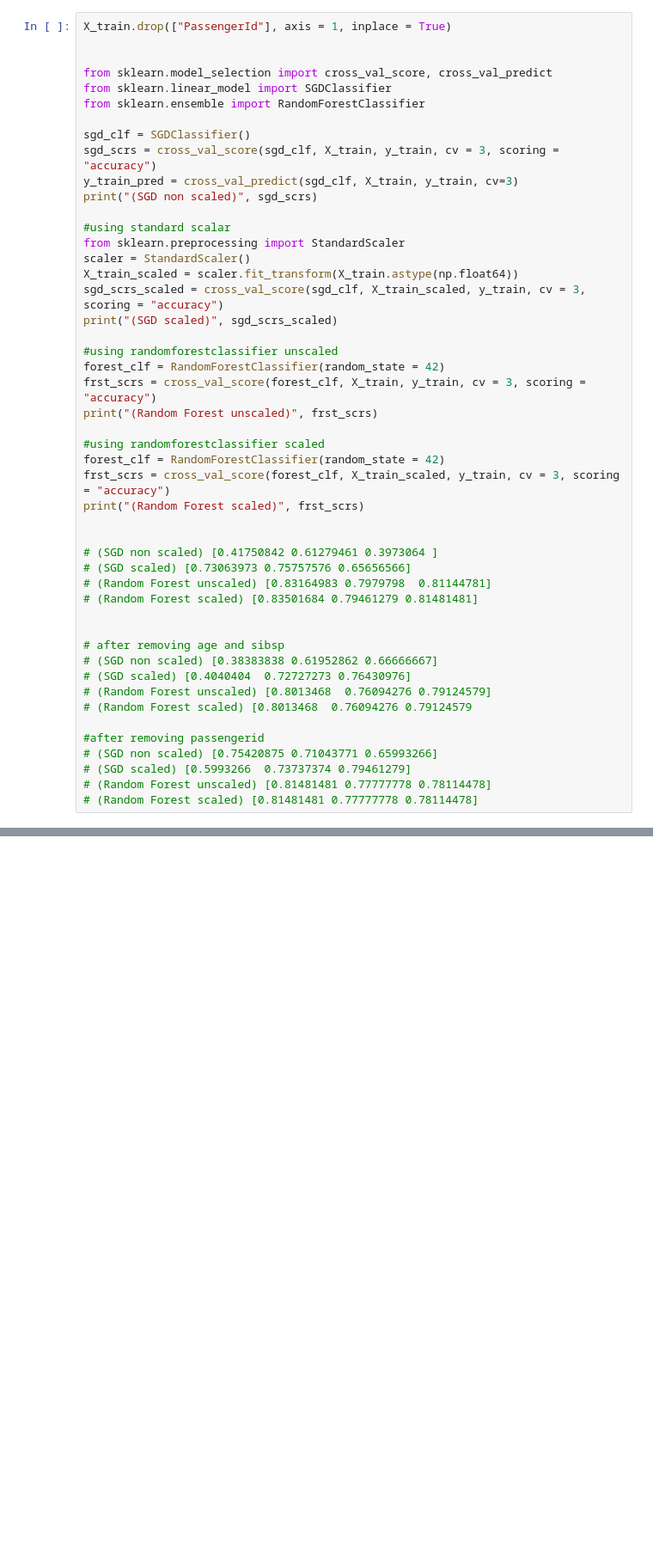
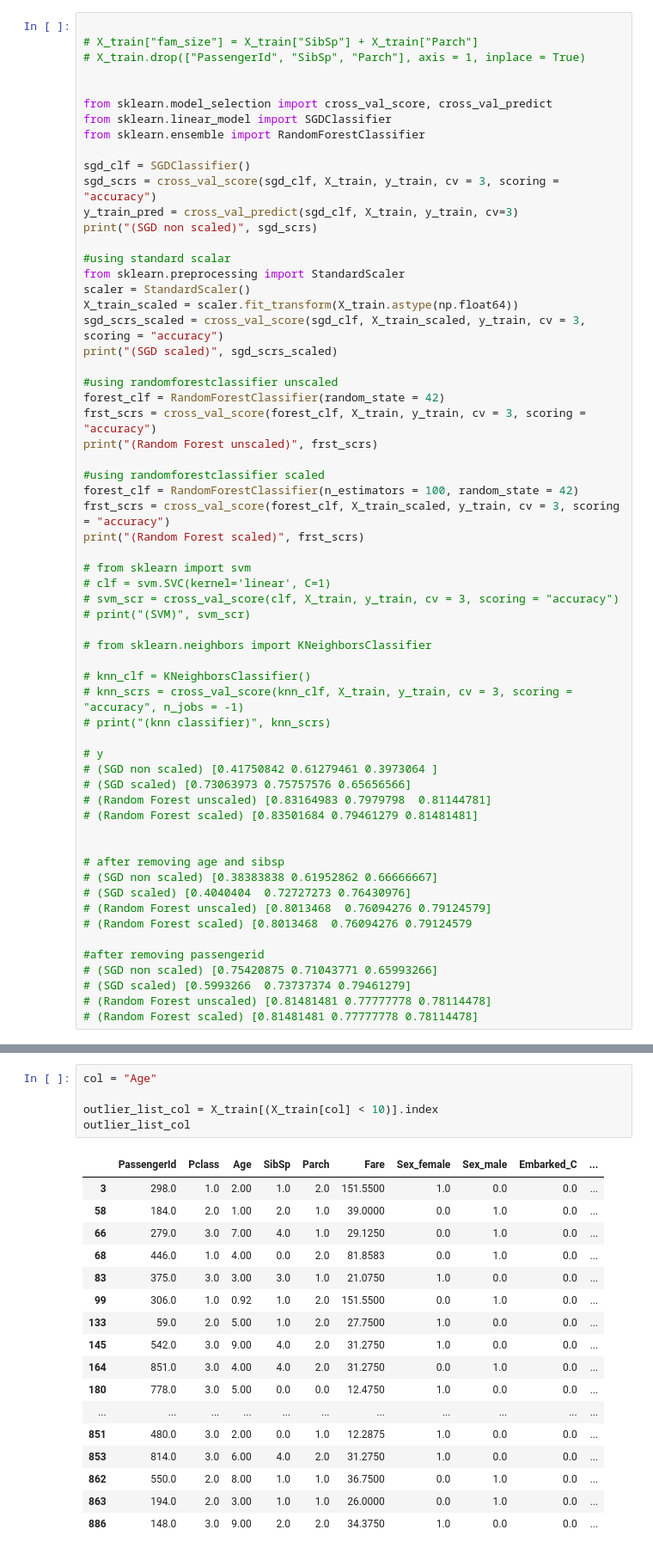
Before and after one commit to AnaumRiaz/MachineLearning, a Jupyter notebook: TitanicExercise.ipynb, the cells around one changed output, grey strips where cells are left out. Shown at 86% size. Saved outputs shown, nothing was run; the diff lists cells and outputs as text; blank space fills up the shorter version.

```diff
--- a/TitanicExercise.ipynb
+++ b/TitanicExercise.ipynb
@@ -48,7 +51,9 @@ Index(['PassengerId', 'Pclass', 'Age', 'SibSp', 'Parch', 'Fare', 'Sex_female',
        'Sex_male', 'Embarked_C', 'Embarked_Q', 'Embarked_S'],
       dtype='object')
 # %%
-X_train.drop(["PassengerId"], axis = 1, inplace = True)
+
+# X_train["fam_size"] = X_train["SibSp"] + X_train["Parch"]
+# X_train.drop(["PassengerId", "SibSp", "Parch"], axis = 1, inplace = True)
 
 
 from sklearn.model_selection import cross_val_score, cross_val_predict
@@ -73,11 +78,22 @@ frst_scrs = cross_val_score(forest_clf, X_train, y_train, cv = 3, scoring = "acc
 print("(Random Forest unscaled)", frst_scrs)
 
 #using randomforestclassifier scaled
-forest_clf = RandomForestClassifier(random_state = 42)
+forest_clf = RandomForestClassifier(n_estimators = 100, random_state = 42)
 frst_scrs = cross_val_score(forest_clf, X_train_scaled, y_train, cv = 3, scoring = "accuracy")
 print("(Random Forest scaled)", frst_scrs)
 
+# from sklearn import svm
+# clf = svm.SVC(kernel='linear', C=1)
+# svm_scr = cross_val_score(clf, X_train, y_train, cv = 3, scoring = "accuracy")
+# print("(SVM)", svm_scr)
 
+# from sklearn.neighbors import KNeighborsClassifier
+
+# knn_clf = KNeighborsClassifier()
+# knn_scrs = cross_val_score(knn_clf, X_train, y_train, cv = 3, scoring = "accuracy", n_jobs = -1)
+# print("(knn classifier)", knn_scrs)
+
+# y
 # (SGD non scaled) [0.41750842 0.61279461 0.3973064 ]
 # (SGD scaled) [0.73063973 0.75757576 0.65656566]
 # (Random Forest unscaled) [0.83164983 0.7979798  0.81144781]
@@ -140,0 +126,23 @@ a.corr()
+# %%
+col = "Age"
+
+outlier_list_col = X_train[(X_train[col] < 10)].index
+outlier_list_col
+# %% [output]
+|  | PassengerId | Pclass | Age | SibSp | Parch | Fare | Sex_female | Sex_male | Embarked_C | ... |
+| 3 | 298.0 | 1.0 | 2.00 | 1.0 | 2.0 | 151.5500 | 1.0 | 0.0 | 0.0 | ... |
+| 58 | 184.0 | 2.0 | 1.00 | 2.0 | 1.0 | 39.0000 | 0.0 | 1.0 | 0.0 | ... |
+| 66 | 279.0 | 3.0 | 7.00 | 4.0 | 1.0 | 29.1250 | 0.0 | 1.0 | 0.0 | ... |
+| 68 | 446.0 | 1.0 | 4.00 | 0.0 | 2.0 | 81.8583 | 0.0 | 1.0 | 0.0 | ... |
+| 83 | 375.0 | 3.0 | 3.00 | 3.0 | 1.0 | 21.0750 | 1.0 | 0.0 | 0.0 | ... |
+| 99 | 306.0 | 1.0 | 0.92 | 1.0 | 2.0 | 151.5500 | 0.0 | 1.0 | 0.0 | ... |
+| 133 | 59.0 | 2.0 | 5.00 | 1.0 | 2.0 | 27.7500 | 1.0 | 0.0 | 0.0 | ... |
+| 145 | 542.0 | 3.0 | 9.00 | 4.0 | 2.0 | 31.2750 | 1.0 | 0.0 | 0.0 | ... |
+| 164 | 851.0 | 3.0 | 4.00 | 4.0 | 2.0 | 31.2750 | 0.0 | 1.0 | 0.0 | ... |
+| 180 | 778.0 | 3.0 | 5.00 | 0.0 | 0.0 | 12.4750 | 1.0 | 0.0 | 0.0 | ... |
+| ... | ... | ... | ... | ... | ... | ... | ... | ... | ... | ... |
+| 851 | 480.0 | 3.0 | 2.00 | 0.0 | 1.0 | 12.2875 | 1.0 | 0.0 | 0.0 | ... |
+| 853 | 814.0 | 3.0 | 6.00 | 4.0 | 2.0 | 31.2750 | 1.0 | 0.0 | 0.0 | ... |
+| 862 | 550.0 | 2.0 | 8.00 | 1.0 | 1.0 | 36.7500 | 0.0 | 1.0 | 0.0 | ... |
+| 863 | 194.0 | 2.0 | 3.00 | 1.0 | 1.0 | 26.0000 | 0.0 | 1.0 | 0.0 | ... |
+| 886 | 148.0 | 3.0 | 9.00 | 2.0 | 2.0 | 34.3750 | 1.0 | 0.0 | 0.0 | ... |
```
Also changed, not shown: parts of 5 cells of this notebook.
